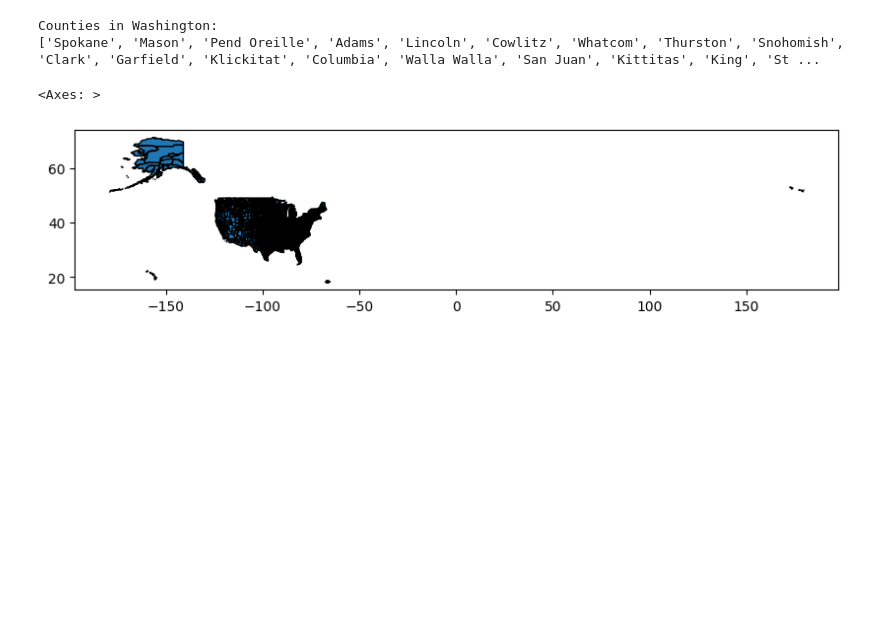
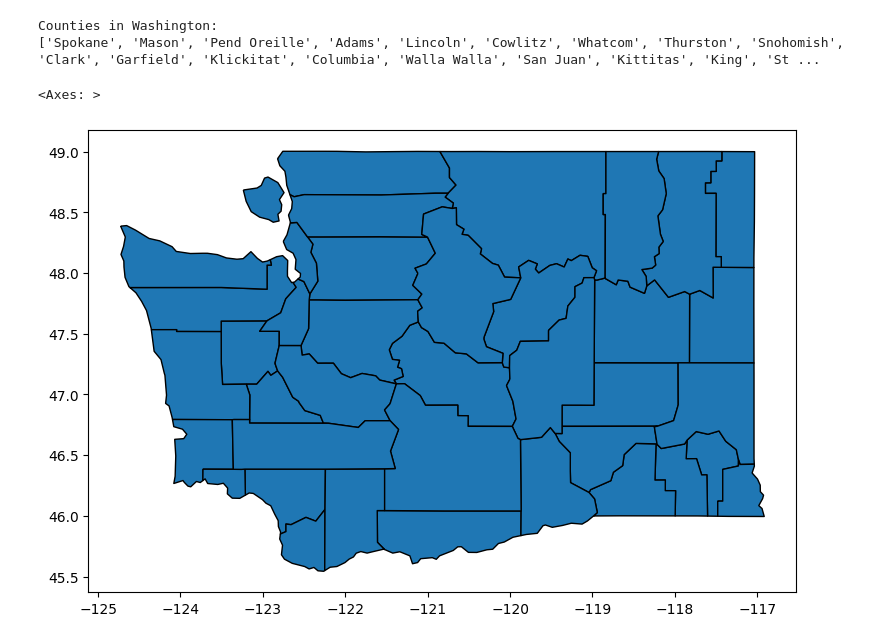
Before and after one commit to zepam/MultiLingualEmergencyAlerts, a Jupyter notebook: maps.ipynb, the cells around one changed output. Saved outputs shown, nothing was run; the diff lists cells and outputs as text; code cells hidden in the pictures; blank space fills up the shorter version.

Commit message:
update map of washington

```diff
--- a/maps.ipynb
+++ b/maps.ipynb
@@ -77,7 +77,7 @@ Counties in Washington:
 ['Spokane', 'Mason', 'Pend Oreille', 'Adams', 'Lincoln', 'Cowlitz', 'Whatcom', 'Thurston', 'Snohomish', 'Clark', 'Garfield', 'Klickitat', 'Columbia', 'Walla Walla', 'San Juan', 'Kittitas', 'King', 'St ...
 # %%
 # plot the counties
-counties.plot(edgecolor='black', figsize=(10,6))
+washington_counties.plot(edgecolor='black', figsize=(10,6))
 # %% [output]
 <Axes: >
-[figure, old version]
+[figure, new version]
```
